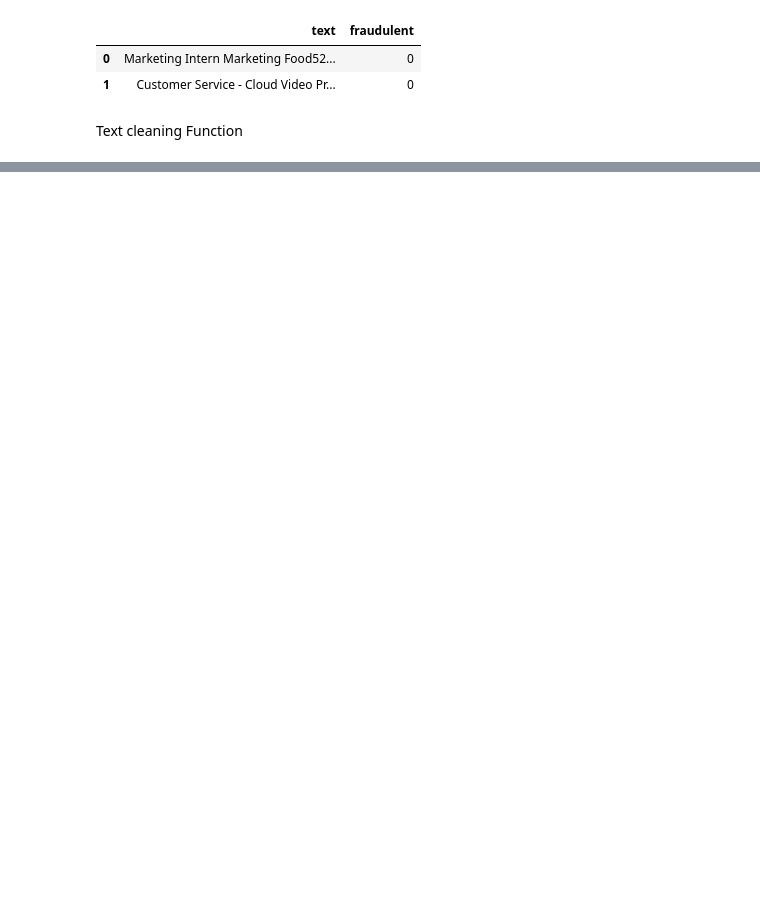
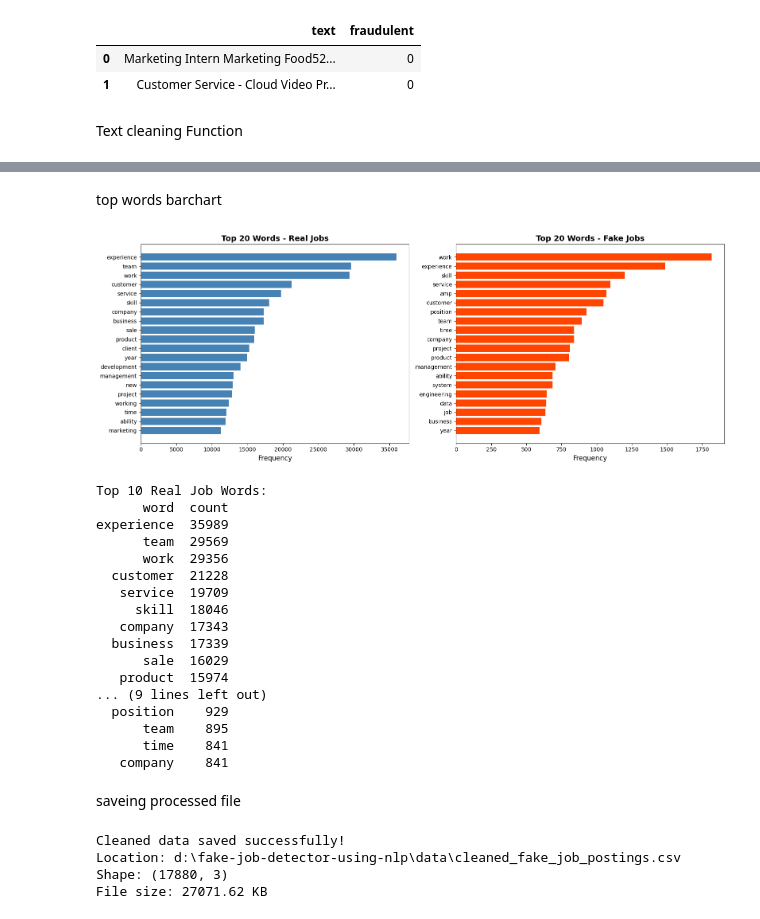
Before and after one commit to hhsksonu/fake-job-detector-using-nlp, a Jupyter notebook: notebooks/01_eda.ipynb, the cells around one changed output, grey strips where cells are left out. Saved outputs shown, nothing was run; the diff lists cells and outputs as text; code cells hidden in the pictures; blank space fills up the shorter version.

```diff
--- a/notebooks/01_eda.ipynb
+++ b/notebooks/01_eda.ipynb
@@ -160,0 +262,75 @@ df[['clean_text', 'fraudulent']].to_csv("cleaned_fake_job_posting.csv", index=Fa
+# %% [markdown]
+top words barchart
+# %%
+from collections import Counter
+
+def get_top_words(text_series, n=20):
+    all_words = ' '.join(text_series).split()
+    return Counter(all_words).most_common(n)
+
+real_words = get_top_words(df[df['fraudulent'] == 0]['clean_text'])
+real_df = pd.DataFrame(real_words, columns=['word', 'count'])
+
+fig, (ax1, ax2) = plt.subplots(1, 2, figsize=(16, 6))
+
+ax1.barh(real_df['word'], real_df['count'], color='steelblue')
+ax1.set_xlabel('Frequency', fontsize=12)
+ax1.set_title('Top 20 Words - Real Jobs', fontsize=14, fontweight='bold')
+ax1.invert_yaxis()
+
+fake_words = get_top_words(df[df['fraudulent'] == 1]['clean_text'])
+fake_df = pd.DataFrame(fake_words, columns=['word', 'count'])
+
+ax2.barh(fake_df['word'], fake_df['count'], color='orangered')
+ax2.set_xlabel('Frequency', fontsize=12)
+ax2.set_title('Top 20 Words - Fake Jobs', fontsize=14, fontweight='bold')
+ax2.invert_yaxis()
+
+plt.tight_layout()
+plt.show()
+
+print("\nTop 10 Real Job Words:")
+print(real_df.head(10).to_string(index=False))
+print("\nTop 10 Fake Job Words:")
+print(fake_df.head(10).to_string(index=False))
+# %% [output]
+[figure, added]
+Top 10 Real Job Words:
+      word  count
+experience  35989
+      team  29569
+      work  29356
+  customer  21228
+   service  19709
+     skill  18046
+   company  17343
+  business  17339
+      sale  16029
+   product  15974
+... (9 lines left out)
+  position    929
+      team    895
+      time    841
+   company    841
+# %% [markdown]
+saveing processed file
+# %%
+
+PROJECT_ROOT = Path.cwd().parent
+
+OUTPUT_DIR = PROJECT_ROOT / "data"
+output_path = OUTPUT_DIR / "cleaned_fake_job_postings.csv"
+
+OUTPUT_DIR.mkdir(parents=True, exist_ok=True)
+
+df[['clean_text', 'fraudulent']].to_csv(output_path, index=False)
+
+print("Cleaned data saved successfully!")
+print(f"Location: {output_path}")
+print(f"Shape: {df.shape}")
+print(f"File size: {output_path.stat().st_size / 1024:.2f} KB")
+# %% [output]
+Cleaned data saved successfully!
+Location: d:\fake-job-detector-using-nlp\data\cleaned_fake_job_postings.csv
+Shape: (17880, 3)
+File size: 27071.62 KB
```
Also changed, not shown: parts of 15 cells of this notebook, 17 other files.
